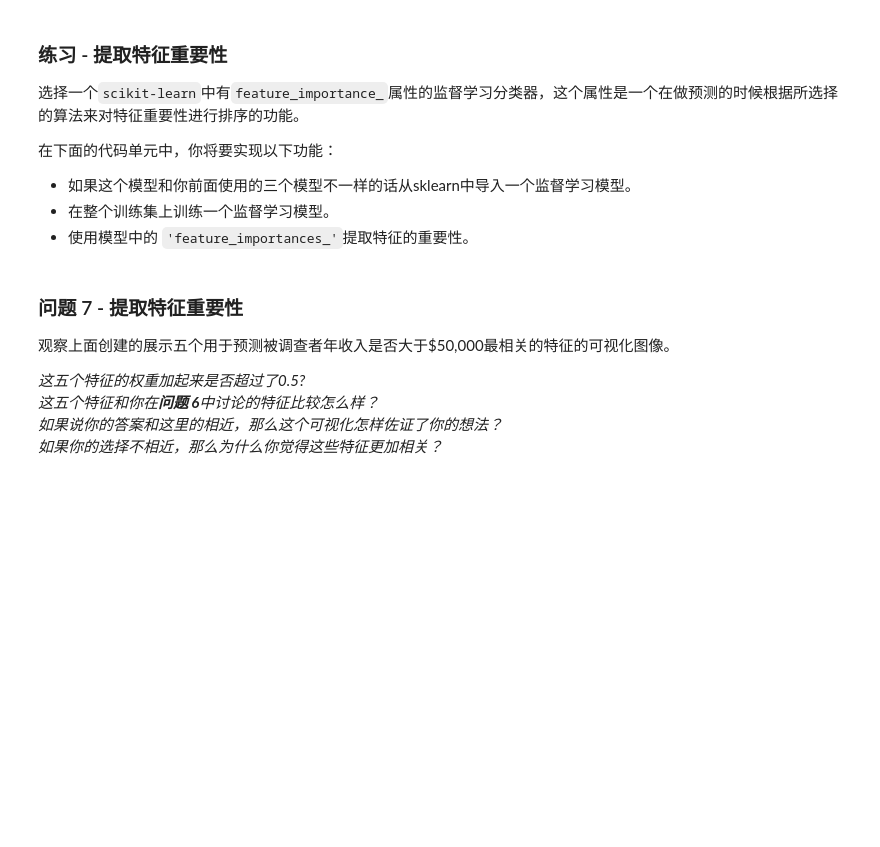
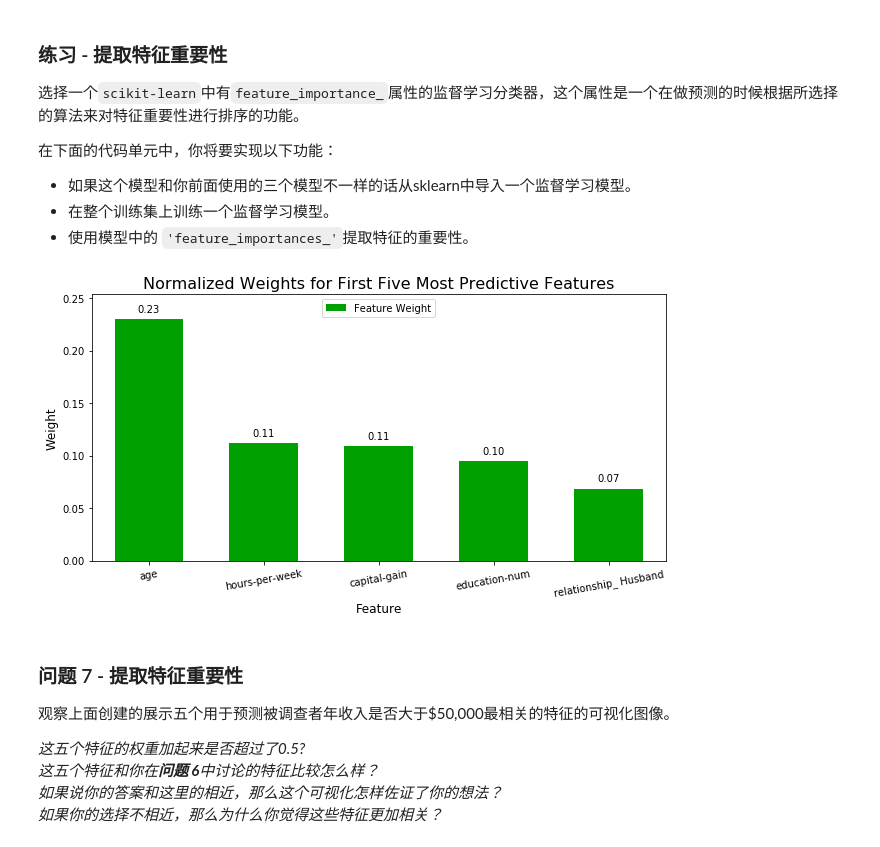
Before and after one commit to luqifeng/finding_donors, a Jupyter notebook: finding_donors.ipynb, the cells around one changed output. Saved outputs shown, nothing was run; the diff lists cells and outputs as text; code cells hidden in the pictures; blank space fills up the shorter version.

```diff
--- a/finding_donors.ipynb
+++ b/finding_donors.ipynb
@@ -458,20 +459,24 @@ SVC trained on 45222 samples.
 **注意：** 取决于你选择的参数列表，下面实现的代码可能需要花一些时间运行！
 # %%
 # TODO：导入'GridSearchCV', 'make_scorer'和其他一些需要的库
+from sklearn import tree
+from sklearn.metrics import fbeta_score, make_scorer
+from sklearn.model_selection import GridSearchCV
+# TODO：初始化分类器
 
-# TODO：初始化分类器
-clf = None
+clf = tree.DecisionTreeClassifier()
 
 # TODO：创建你希望调节的参数列表
-parameters = None
+parameters = { 'min_samples_split':[2,3,4], 'splitter':('best', 'random')}
 
 # TODO：创建一个fbeta_score打分对象
-scorer = None
+scorer = make_scorer(fbeta_score, beta=0.5)
 
 # TODO：在分类器上使用网格搜索，使用'scorer'作为评价函数
-grid_obj = None
+grid_obj = GridSearchCV(clf, parameters)
 
 # TODO：用训练数据拟合网格搜索对象并找到最佳参数
+grid_obj.fit(X_train, y_train)
 
 # 得到estimator
 best_clf = grid_obj.best_estimator_
@@ -531,15 +546,18 @@ _在这十三个记录中，你认为哪五个特征对于预测是最重要的
  - 使用模型中的 `'feature_importances_'`提取特征的重要性。
 # %%
 # TODO：导入一个有'feature_importances_'的监督学习模型
-
+from sklearn.ensemble import RandomForestClassifier
 # TODO：在训练集上训练一个监督学习模型
-model = None
+model = RandomForestClassifier()
 
 # TODO： 提取特征重要性
-importances = None
+model.fit(X_train, y_train)
+importances = model.feature_importances_
 
 # 绘图
 vs.feature_plot(importances, X_train, y_train)
+# %% [output]
+[figure, added]
 # %% [markdown]
 ### 问题 7 - 提取特征重要性
 观察上面创建的展示五个用于预测被调查者年收入是否大于\$50,000最相关的特征的可视化图像。
```
Also changed, not shown: parts of 17 cells of this notebook, 1 other file.
